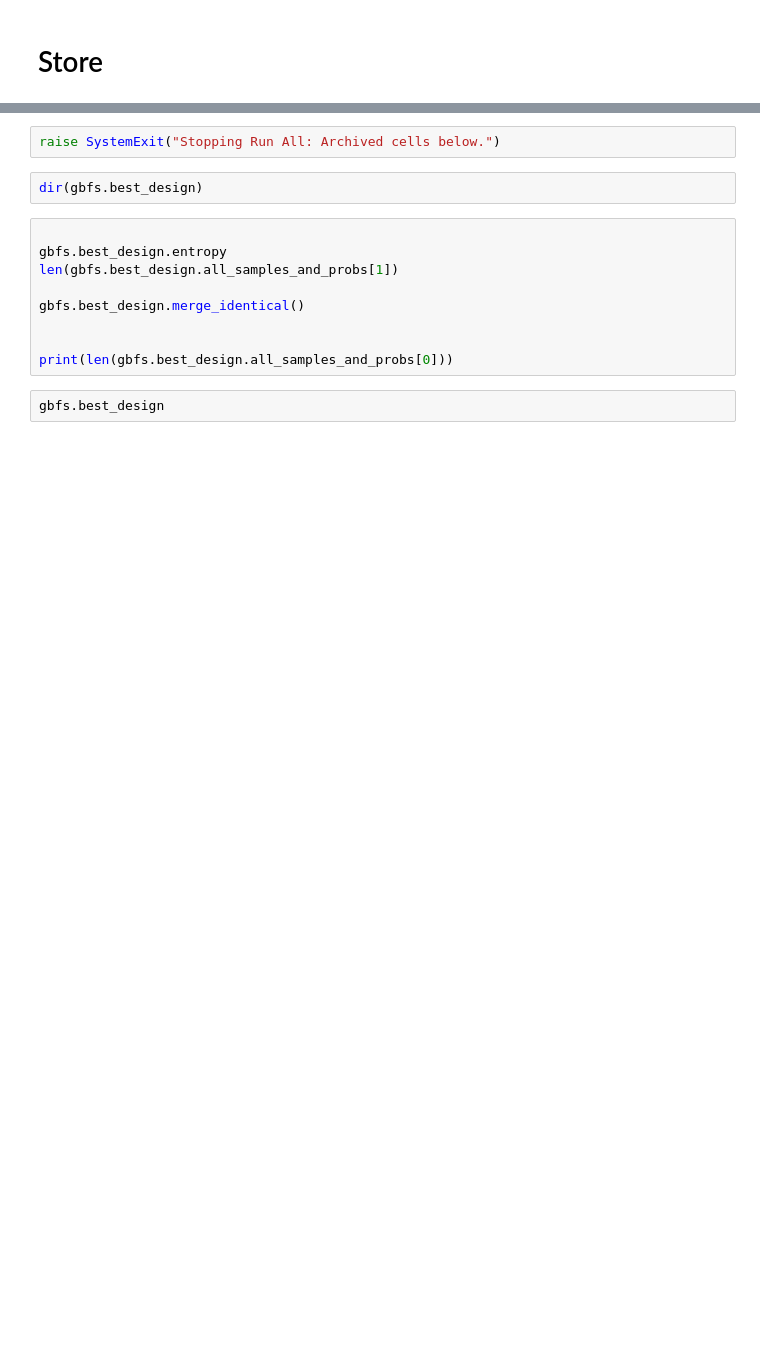
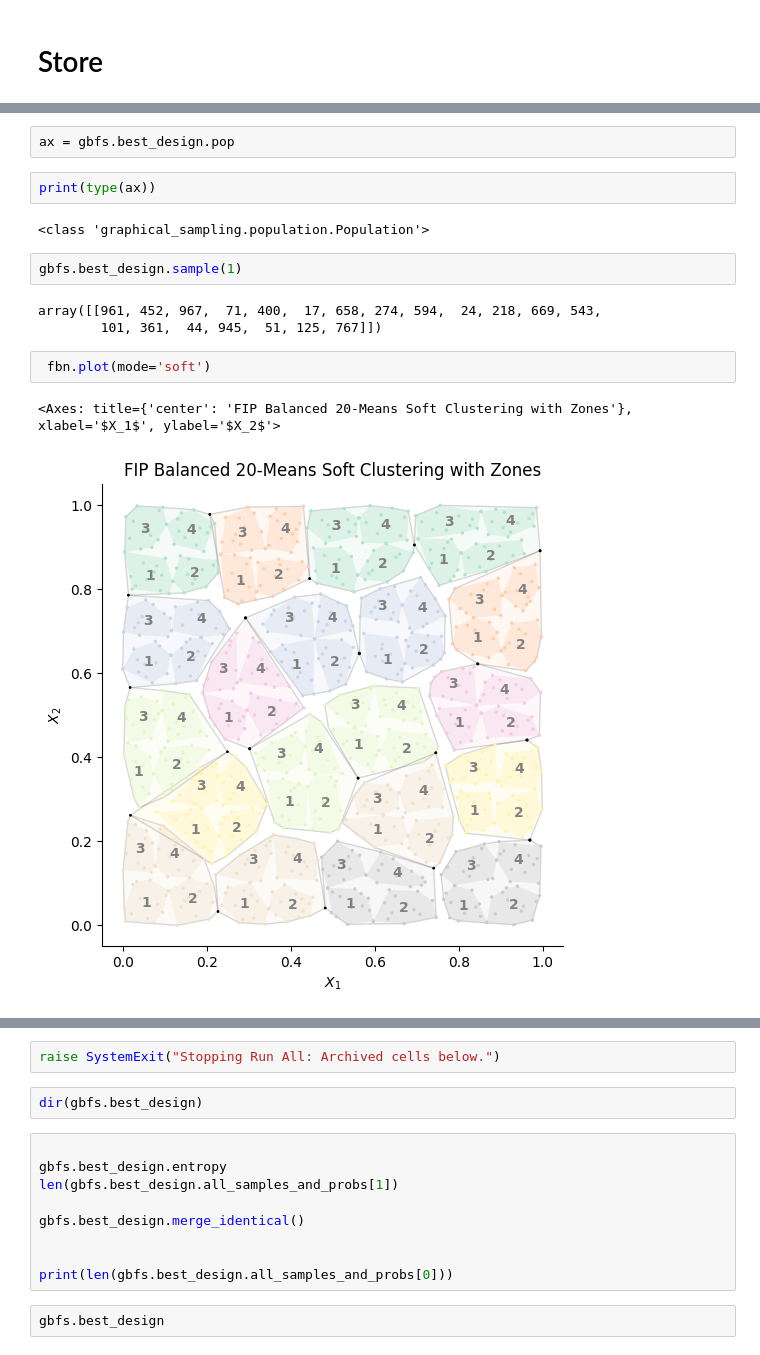
Before and after one commit to mehdimhb/graphical-sampling, a Jupyter notebook: simulations/jupyters/sampling.ipynb, the cells around one changed output, grey strips where cells are left out. Cells and saved outputs as stored; diff of their text form; blank space fills up the shorter version.

```diff
--- a/simulations/jupyters/sampling.ipynb
+++ b/simulations/jupyters/sampling.ipynb
@@ -323,0 +375,16 @@ for i in gbfs.best_design.all_samples_and_probs[1]:
+# %%
+ax = gbfs.best_design.pop
+# %%
+print(type(ax))
+# %% [output]
+<class 'graphical_sampling.population.Population'>
+# %%
+gbfs.best_design.sample(1)
+# %% [output]
+array([[961, 452, 967,  71, 400,  17, 658, 274, 594,  24, 218, 669, 543,
+        101, 361,  44, 945,  51, 125, 767]])
+# %%
+ fbn.plot(mode='soft')
+# %% [output]
+<Axes: title={'center': 'FIP Balanced 20-Means Soft Clustering with Zones'}, xlabel='$X_1$', ylabel='$X_2$'>
+[figure, added]
```
Also changed, not shown: parts of 15 cells of this notebook, 8 other files.
